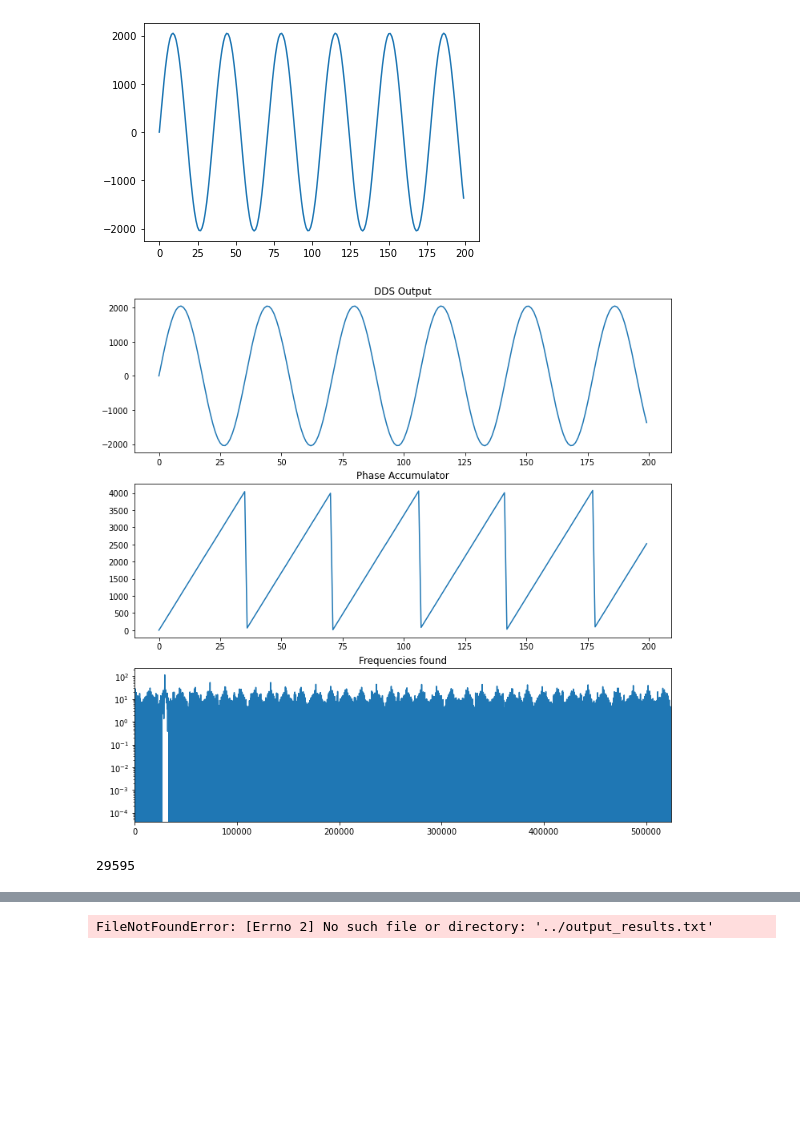
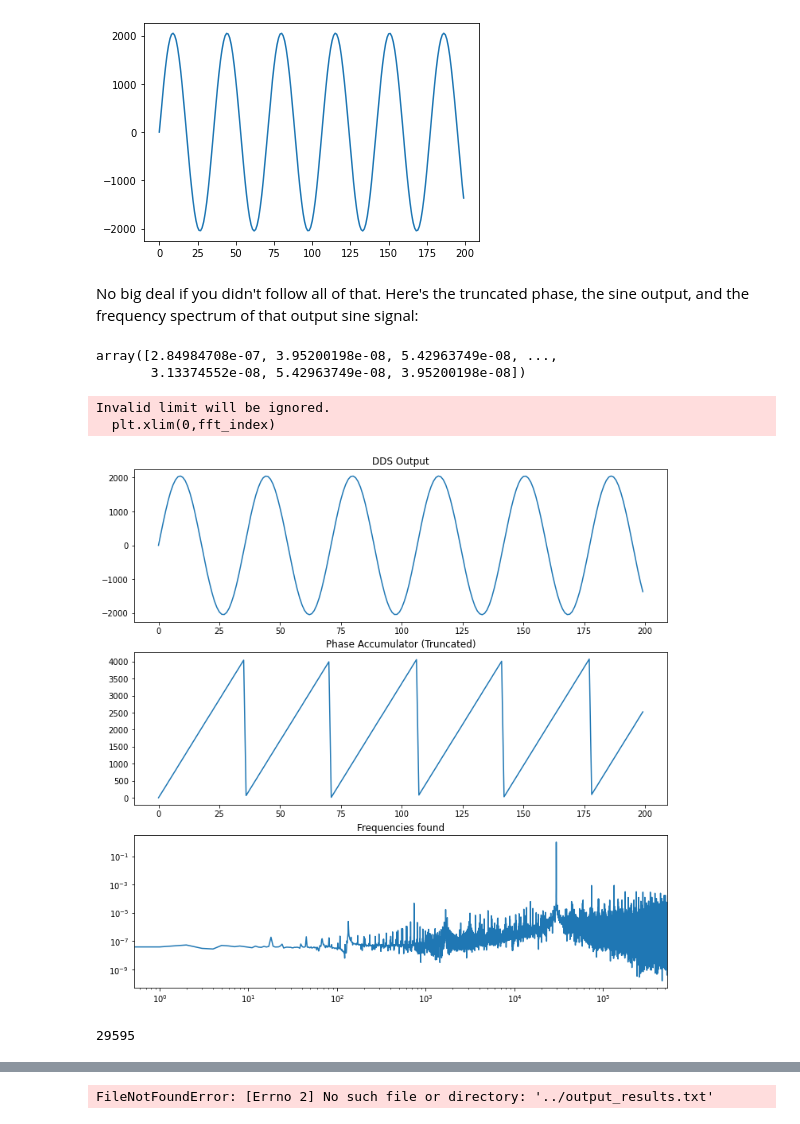
Before and after one commit to Cushychicken/dds-engine, a Jupyter notebook: tools/analyze-sfdr.ipynb, the cells around one changed output, grey strips where cells are left out. Drawn from its saved outputs; the diff is of its cells as text; code cells hidden in the pictures; blank space fills up the shorter version.

```diff
--- a/tools/analyze-sfdr.ipynb
+++ b/tools/analyze-sfdr.ipynb
@@ -99,34 +101,51 @@ df_phase['dds_out'][:200].plot()
 # %% [output]
 <AxesSubplot:>
 [figure]
+# %% [markdown]
+No big deal if you didn't follow all of that. Here's the truncated phase, the sine output, and the frequency spectrum of that output sine signal:
+# %%
+data_fft = np.fft.fft(df_phase['dds_out'])
+frequencies = np.abs(data_fft)
+freq_scale = frequencies * 2 / len(frequencies)
+db_freqs = freq_scale / float(2**(bit_depth-1))
+db_freqs
+# %% [output]
+array([2.84984708e-07, 3.95200198e-08, 5.42963749e-08, ...,
+       3.13374552e-08, 5.42963749e-08, 3.95200198e-08])
 # %%
 data_fft = np.fft.fft(df_phase['dds_out'])
 frequencies = np.abs(data_fft)
-#freq_scale = frequencies * 2 / np.sum()
-db_freqs = 20 * np.log10(frequencies/ (2**(bit_depth-1)))
+freq_scale = frequencies * 2 / len(frequencies)
+db_freqs = freq_scale / float(2048)
+
+## There is some kind of problem with log scaling
+# db_freqs = 20 * np.log10(db_freqs)
 
 plot_len = 200
 
 fig = plt.figure(figsize=(12,12))
 plt.subplot(3,1,1)
 plt.plot(df_phase['dds_out'][:plot_len])
 plt.title("DDS Output")
 
 plt.subplot(3,1,2)
 plt.plot(df_phase['phase_trunc'][:plot_len])
-plt.title("Phase Accumulator")
+plt.title("Phase Accumulator (Truncated)")
 
+# https://dsp.stackexchange.com/questions/32076/fft-to-spectrum-in-decibel
 plt.subplot(3,1,3)
 ax = fig.add_subplot(3,1,3)
 ax.set_yscale('log')
-fft_index = int(len(frequencies)/2)
+
+fft_index = int(len(frequencies)/2) # Half of the FFT output
+#fft_index = 5000
 plt.plot(db_freqs[:fft_index])
 
 plt.title("Frequencies found")
 plt.xlim(0,fft_index)
 plt.show()
-
-np.argmax(frequencies)
 # %% [output]
+Invalid limit will be ignored.
+  plt.xlim(0,fft_index)
-[figure, old version]
+[figure, new version]
-29595
+29595
```
Also changed, not shown: parts of 4 cells of this notebook.
